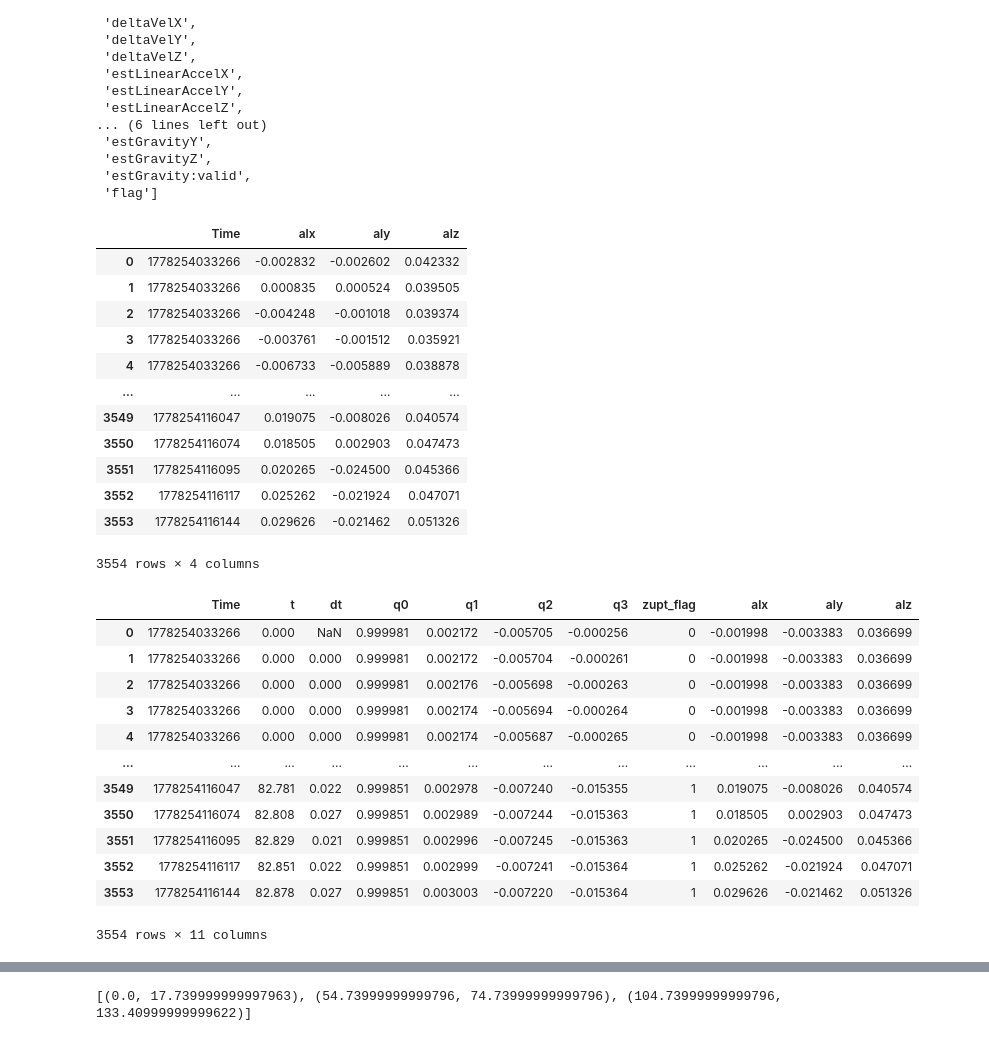
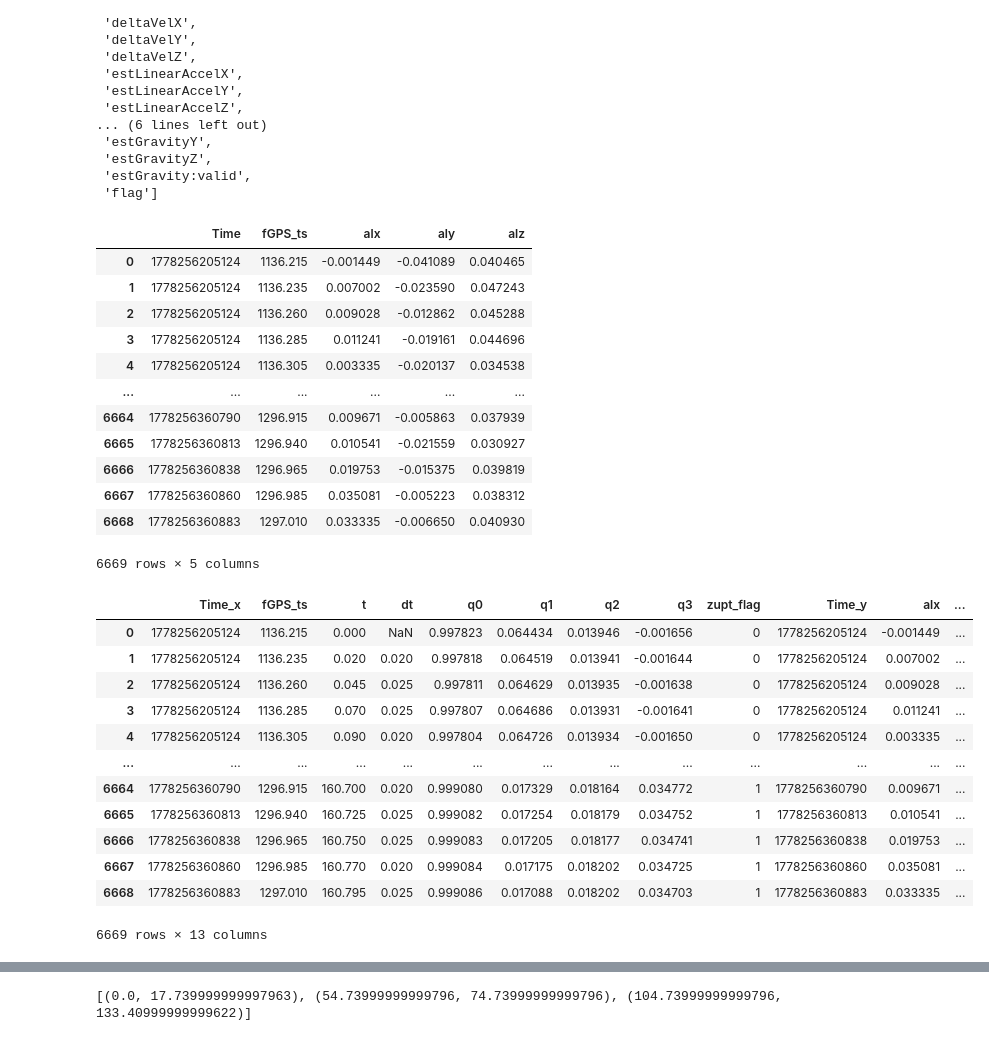
Before and after one commit to JuanAlva/ins_val, a Jupyter notebook: proto_sis_gm.ipynb, the cells around one changed output, grey strips where cells are left out. Drawn from its saved outputs; the diff is of its cells as text; code cells hidden in the pictures.

```diff
--- a/proto_sis_gm.ipynb
+++ b/proto_sis_gm.ipynb
@@ -7,9 +7,9 @@ import pandas as pd
 # fs = 100
 # dt = 1 / fs
 # %%
-df_cuat = pd.read_csv(r"08_05_2026\08_05_2026\04\QuaternionEst__9.csv")
+df_cuat = pd.read_csv(r"08_05_2026\08_05_2026\06\QuaternionEst__2.csv")
 
-df_imu = pd.read_csv(r"08_05_2026\08_05_2026\04\SensorConnectData__5.csv")
+df_imu = pd.read_csv(r"08_05_2026\08_05_2026\06\SensorConnectData__2.csv")
 
 start_time_hhmmss = "16:19:20.26"
 
@@ -42,14 +42,16 @@ df_cuat = df_cuat.rename(columns=dict(zip(df_cuat.columns[2:6], cuat_new_names[:
 # df_cuat = df_cuat.rename(columns=dict(zip(df_cuat.columns[-1], cuat_new_names[-1])))
 df_cuat = df_cuat.rename(columns={df_cuat.columns[-1]: cuat_new_names[-1]})
 
+df_cuat = df_cuat.sort_values("fGPS_ts").reset_index(drop=True)
+
 # Tiempo relativo en segundos
-df_cuat["t"] = (df_cuat["Time"] - df_cuat["Time"].iloc[0]) / 1e3
+df_cuat["t"] = df_cuat["fGPS_ts"] - df_cuat["fGPS_ts"].iloc[0]
 
 # Delta de tiempo entre muestra
 df_cuat["dt"] = df_cuat["t"].diff()
 
 # Reordenar columnas
-df_cuat = df_cuat.reindex(columns=['Time', 't', 'dt', 'q0', 'q1', 'q2', 'q3' ,'zupt_flag'])
+df_cuat = df_cuat.reindex(columns=['Time', 'fGPS_ts', 't', 'dt', 'q0', 'q1', 'q2', 'q3' ,'zupt_flag'])
 
 df_cuat
 # %% [output]
@@ -91,54 +93,55 @@ al_new_names = ["alx", "aly", "alz"]
 
 df_imu = df_imu.rename(columns=dict(zip(df_imu.columns[9:13], al_new_names)))
 
-df_imu = df_imu.reindex(columns=["Time", "alx", "aly", "alz"])
+df_imu = df_imu.reindex(columns=["Time", "fGPS_ts", "alx", "aly", "alz"])
+df_imu = df_imu.sort_values("fGPS_ts").reset_index(drop=True)
 
 df_imu
 # %% [output]
-|  | Time | alx | aly | alz |
-| 0 | 1778254033266 | -0.002832 | -0.002602 | 0.042332 |
-| 1 | 1778254033266 | 0.000835 | 0.000524 | 0.039505 |
-| 2 | 1778254033266 | -0.004248 | -0.001018 | 0.039374 |
-| 3 | 1778254033266 | -0.003761 | -0.001512 | 0.035921 |
-| 4 | 1778254033266 | -0.006733 | -0.005889 | 0.038878 |
-| ... | ... | ... | ... | ... |
-| 3549 | 1778254116047 | 0.019075 | -0.008026 | 0.040574 |
-| 3550 | 1778254116074 | 0.018505 | 0.002903 | 0.047473 |
-| 3551 | 1778254116095 | 0.020265 | -0.024500 | 0.045366 |
-| 3552 | 1778254116117 | 0.025262 | -0.021924 | 0.047071 |
-| 3553 | 1778254116144 | 0.029626 | -0.021462 | 0.051326 |
+|  | Time | fGPS_ts | alx | aly | alz |
+| 0 | 1778256205124 | 1136.215 | -0.001449 | -0.041089 | 0.040465 |
+| 1 | 1778256205124 | 1136.235 | 0.007002 | -0.023590 | 0.047243 |
+| 2 | 1778256205124 | 1136.260 | 0.009028 | -0.012862 | 0.045288 |
+| 3 | 1778256205124 | 1136.285 | 0.011241 | -0.019161 | 0.044696 |
+| 4 | 1778256205124 | 1136.305 | 0.003335 | -0.020137 | 0.034538 |
+| ... | ... | ... | ... | ... | ... |
+| 6664 | 1778256360790 | 1296.915 | 0.009671 | -0.005863 | 0.037939 |
+| 6665 | 1778256360813 | 1296.940 | 0.010541 | -0.021559 | 0.030927 |
+| 6666 | 1778256360838 | 1296.965 | 0.019753 | -0.015375 | 0.039819 |
+| 6667 | 1778256360860 | 1296.985 | 0.035081 | -0.005223 | 0.038312 |
+| 6668 | 1778256360883 | 1297.010 | 0.033335 | -0.006650 | 0.040930 |
-3554 rows × 4 columns
+6669 rows × 5 columns
 # %%
-tol_ns = 5_000_000  # 5 ms
+tol_s = 0.005  # 5 ms
 
 df_u = pd.merge_asof(
     df_cuat,
     df_imu,
-    on="Time",
+    on="fGPS_ts",
     direction="nearest",
-    tolerance=tol_ns
+    tolerance=tol_s
 )
 
 # Eliminar filas donde no hubo coincidencia dentro de la tolerancia
 df_u = df_u.dropna(
-    subset=["q0"]
+    subset=["alx", "aly", "alz"]
 ).reset_index(drop=True)
 
 df_u
 # %% [output]
-|  | Time | t | dt | q0 | q1 | q2 | q3 | zupt_flag | alx | aly | alz |
-| 0 | 1778254033266 | 0.000 | NaN | 0.999981 | 0.002172 | -0.005705 | -0.000256 | 0 | -0.001998 | -0.003383 | 0.036699 |
-| 1 | 1778254033266 | 0.000 | 0.000 | 0.999981 | 0.002172 | -0.005704 | -0.000261 | 0 | -0.001998 | -0.003383 | 0.036699 |
-| 2 | 1778254033266 | 0.000 | 0.000 | 0.999981 | 0.002176 | -0.005698 | -0.000263 | 0 | -0.001998 | -0.003383 | 0.036699 |
-| 3 | 1778254033266 | 0.000 | 0.000 | 0.999981 | 0.002174 | -0.005694 | -0.000264 | 0 | -0.001998 | -0.003383 | 0.036699 |
-| 4 | 1778254033266 | 0.000 | 0.000 | 0.999981 | 0.002174 | -0.005687 | -0.000265 | 0 | -0.001998 | -0.003383 | 0.036699 |
-| ... | ... | ... | ... | ... | ... | ... | ... | ... | ... | ... | ... |
-| 3549 | 1778254116047 | 82.781 | 0.022 | 0.999851 | 0.002978 | -0.007240 | -0.015355 | 1 | 0.019075 | -0.008026 | 0.040574 |
-| 3550 | 1778254116074 | 82.808 | 0.027 | 0.999851 | 0.002989 | -0.007244 | -0.015363 | 1 | 0.018505 | 0.002903 | 0.047473 |
-| 3551 | 1778254116095 | 82.829 | 0.021 | 0.999851 | 0.002996 | -0.007245 | -0.015363 | 1 | 0.020265 | -0.024500 | 0.045366 |
-| 3552 | 1778254116117 | 82.851 | 0.022 | 0.999851 | 0.002999 | -0.007241 | -0.015364 | 1 | 0.025262 | -0.021924 | 0.047071 |
-| 3553 | 1778254116144 | 82.878 | 0.027 | 0.999851 | 0.003003 | -0.007220 | -0.015364 | 1 | 0.029626 | -0.021462 | 0.051326 |
+|  | Time_x | fGPS_ts | t | dt | q0 | q1 | q2 | q3 | zupt_flag | Time_y | alx | ... |
+| 0 | 1778256205124 | 1136.215 | 0.000 | NaN | 0.997823 | 0.064434 | 0.013946 | -0.001656 | 0 | 1778256205124 | -0.001449 | ... |
+| 1 | 1778256205124 | 1136.235 | 0.020 | 0.020 | 0.997818 | 0.064519 | 0.013941 | -0.001644 | 0 | 1778256205124 | 0.007002 | ... |
+| 2 | 1778256205124 | 1136.260 | 0.045 | 0.025 | 0.997811 | 0.064629 | 0.013935 | -0.001638 | 0 | 1778256205124 | 0.009028 | ... |
+| 3 | 1778256205124 | 1136.285 | 0.070 | 0.025 | 0.997807 | 0.064686 | 0.013931 | -0.001641 | 0 | 1778256205124 | 0.011241 | ... |
+| 4 | 1778256205124 | 1136.305 | 0.090 | 0.020 | 0.997804 | 0.064726 | 0.013934 | -0.001650 | 0 | 1778256205124 | 0.003335 | ... |
+| ... | ... | ... | ... | ... | ... | ... | ... | ... | ... | ... | ... | ... |
+| 6664 | 1778256360790 | 1296.915 | 160.700 | 0.020 | 0.999080 | 0.017329 | 0.018164 | 0.034772 | 1 | 1778256360790 | 0.009671 | ... |
+| 6665 | 1778256360813 | 1296.940 | 160.725 | 0.025 | 0.999082 | 0.017254 | 0.018179 | 0.034752 | 1 | 1778256360813 | 0.010541 | ... |
+| 6666 | 1778256360838 | 1296.965 | 160.750 | 0.025 | 0.999083 | 0.017205 | 0.018177 | 0.034741 | 1 | 1778256360838 | 0.019753 | ... |
+| 6667 | 1778256360860 | 1296.985 | 160.770 | 0.020 | 0.999084 | 0.017175 | 0.018202 | 0.034725 | 1 | 1778256360860 | 0.035081 | ... |
+| 6668 | 1778256360883 | 1297.010 | 160.795 | 0.025 | 0.999086 | 0.017088 | 0.018202 | 0.034703 | 1 | 1778256360883 | 0.033335 | ... |
-3554 rows × 11 columns
+6669 rows × 13 columns
 # %%
 # Validación
 
```
Also changed, not shown: parts of 12 cells of this notebook, 9 other files.
